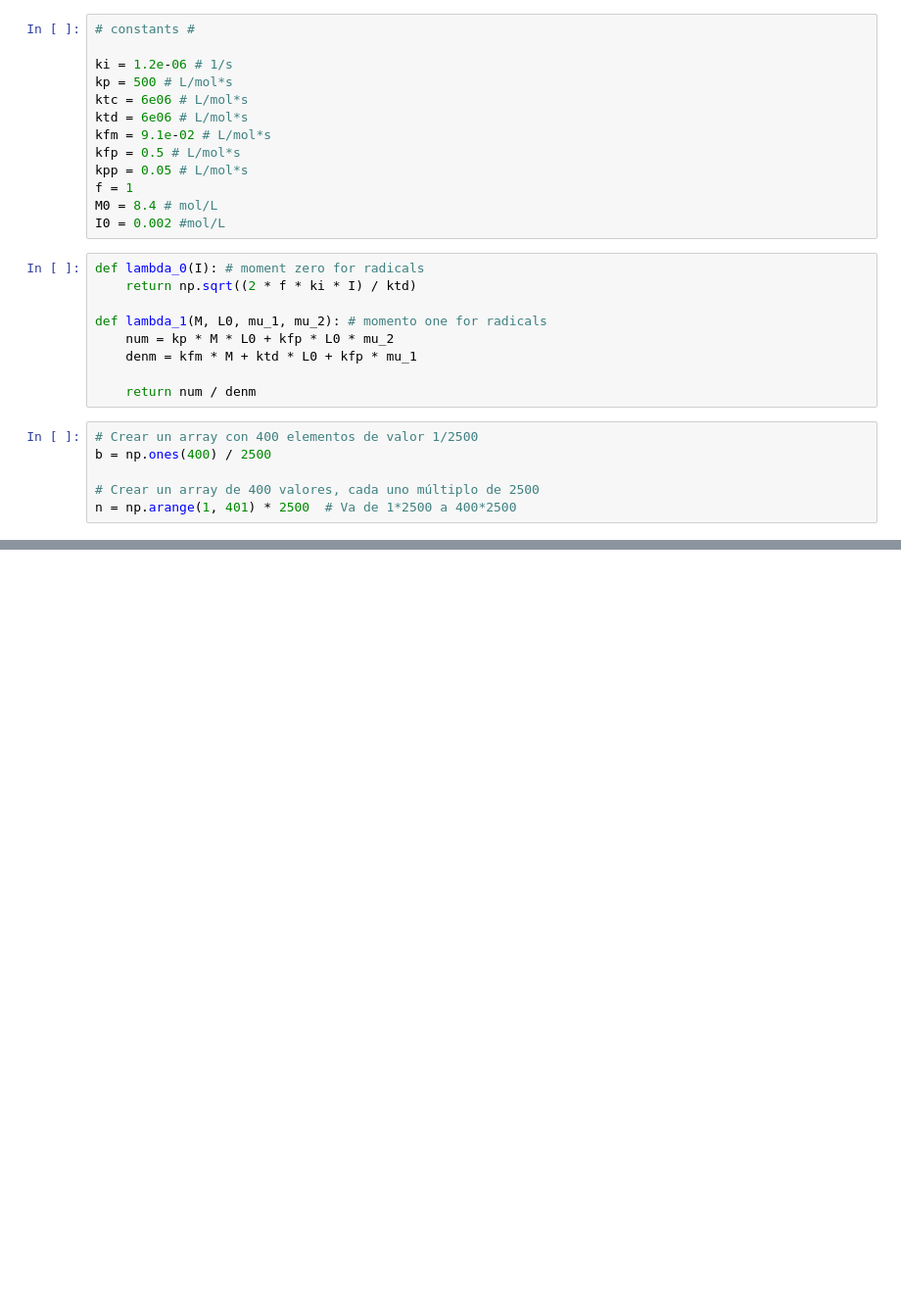
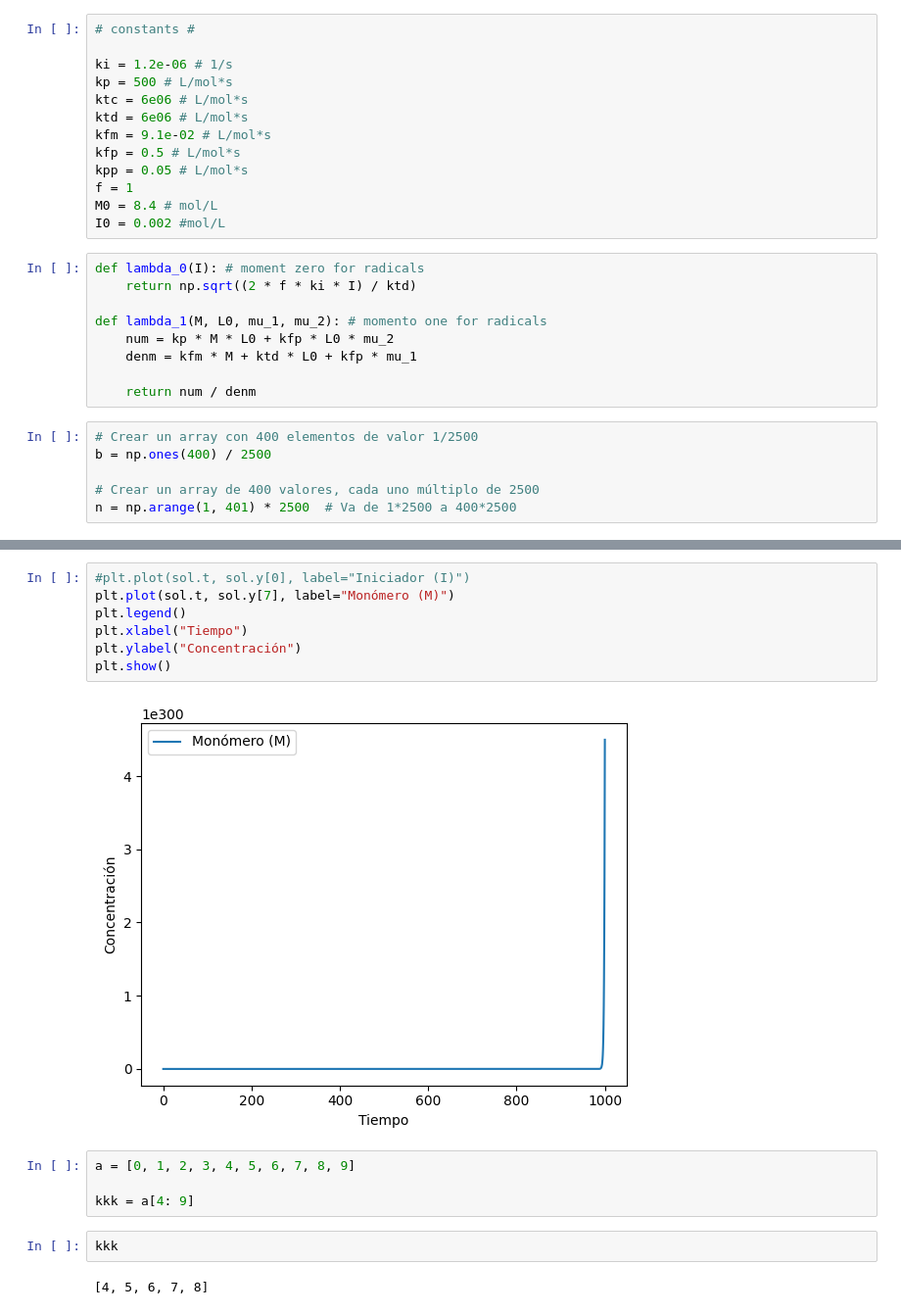
Before and after one commit to NicolasHeredia/KR_method, a Jupyter notebook: kr_first_test.ipynb, the cells around one changed output, grey strips where cells are left out. Shown at 98% size. Saved outputs shown, nothing was run; the diff lists cells and outputs as text; blank space fills up the shorter version.

```diff
--- a/kr_first_test.ipynb
+++ b/kr_first_test.ipynb
@@ -68,0 +122,17 @@ def balances_KR(t, y):
+# %%
+#plt.plot(sol.t, sol.y[0], label="Iniciador (I)")
+plt.plot(sol.t, sol.y[7], label="Monómero (M)")
+plt.legend()
+plt.xlabel("Tiempo")
+plt.ylabel("Concentración")
+plt.show()
+# %% [output]
+[figure, added]
+# %%
+a = [0, 1, 2, 3, 4, 5, 6, 7, 8, 9]
+
+kkk = a[4: 9]
+# %%
+kkk
+# %% [output]
+[4, 5, 6, 7, 8]
```
Also changed, not shown: parts of 5 cells of this notebook.
